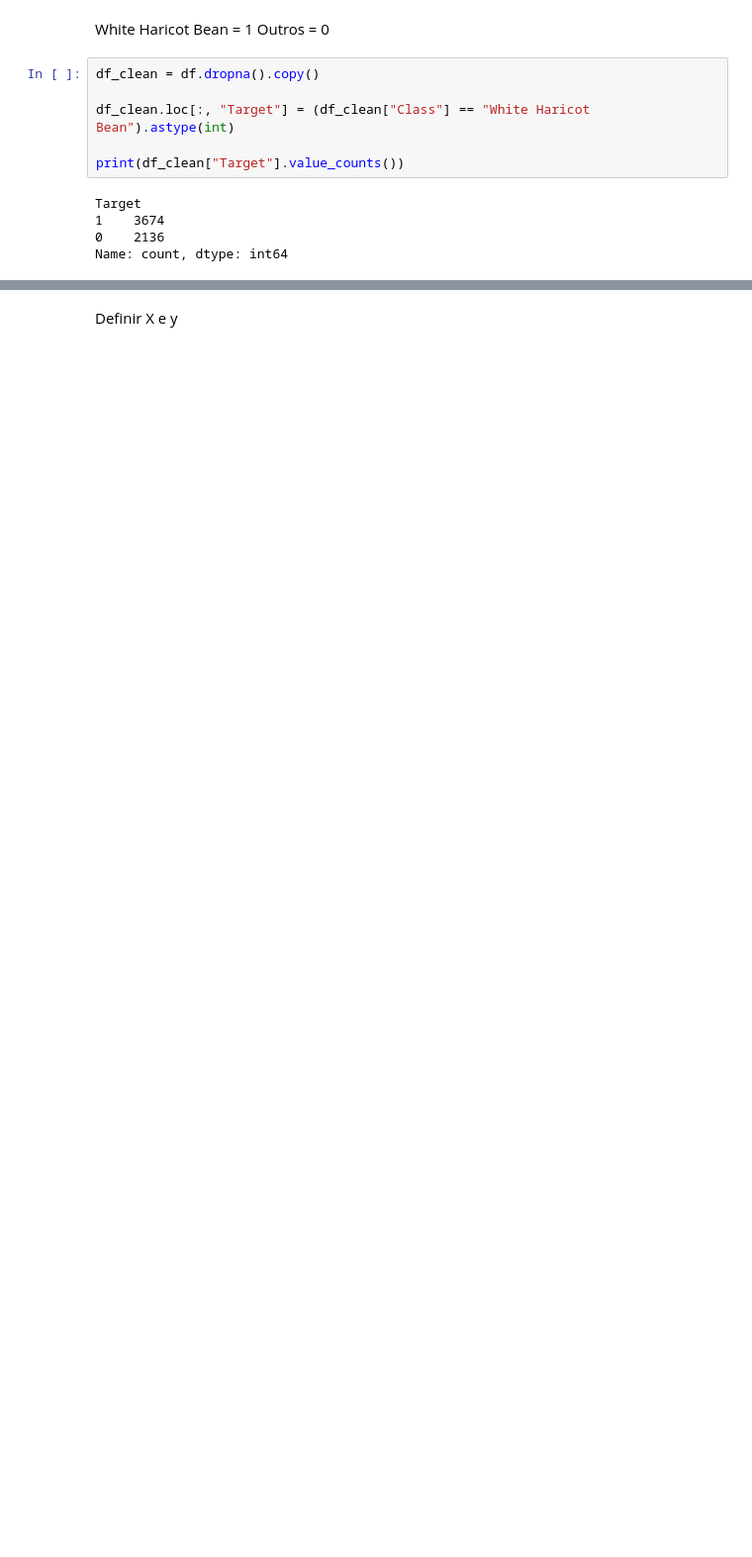
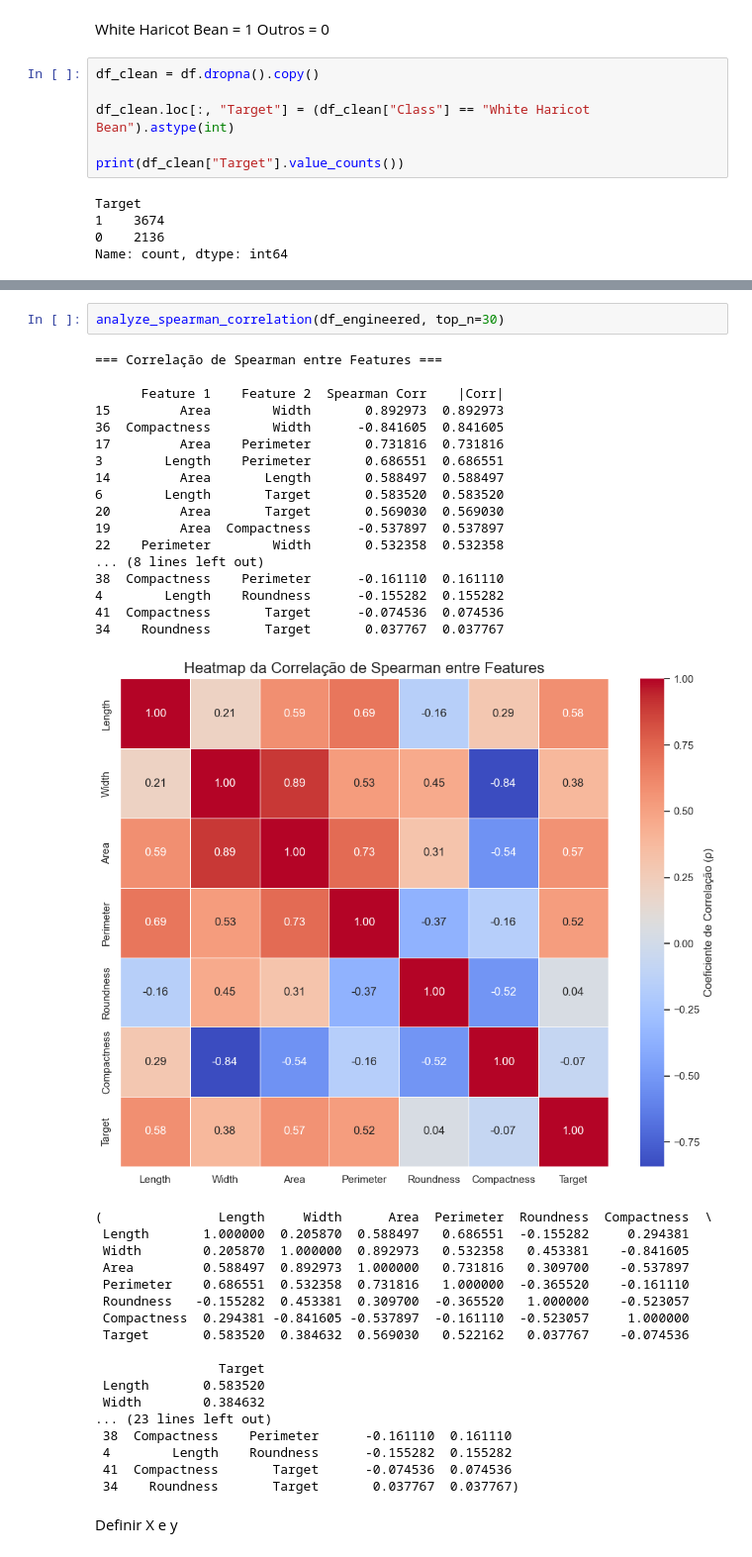
Before and after one commit to tomasgferreira06/ML_Challenge1, a Jupyter notebook: proj.ipynb, the cells around one changed output, grey strips where cells are left out. Shown at 99% size. Drawn from its saved outputs; the diff is of its cells as text; blank space fills up the shorter version.

```diff
--- a/proj.ipynb
+++ b/proj.ipynb
@@ -382,3 +585,41 @@ Name: count, dtype: int64
+# %%
+analyze_spearman_correlation(df_engineered, top_n=30)
+# %% [output]
+=== Correlação de Spearman entre Features ===
+
+      Feature 1    Feature 2  Spearman Corr    |Corr|
+15         Area        Width       0.892973  0.892973
+36  Compactness        Width      -0.841605  0.841605
+17         Area    Perimeter       0.731816  0.731816
+3        Length    Perimeter       0.686551  0.686551
+14         Area       Length       0.588497  0.588497
+6        Length       Target       0.583520  0.583520
+20         Area       Target       0.569030  0.569030
+19         Area  Compactness      -0.537897  0.537897
+22    Perimeter        Width       0.532358  0.532358
+... (8 lines left out)
+38  Compactness    Perimeter      -0.161110  0.161110
+4        Length    Roundness      -0.155282  0.155282
+41  Compactness       Target      -0.074536  0.074536
+34    Roundness       Target       0.037767  0.037767
+[figure, added]
+(               Length     Width      Area  Perimeter  Roundness  Compactness  \
+ Length       1.000000  0.205870  0.588497   0.686551  -0.155282     0.294381
+ Width        0.205870  1.000000  0.892973   0.532358   0.453381    -0.841605
+ Area         0.588497  0.892973  1.000000   0.731816   0.309700    -0.537897
+ Perimeter    0.686551  0.532358  0.731816   1.000000  -0.365520    -0.161110
+ Roundness   -0.155282  0.453381  0.309700  -0.365520   1.000000    -0.523057
+ Compactness  0.294381 -0.841605 -0.537897  -0.161110  -0.523057     1.000000
+ Target       0.583520  0.384632  0.569030   0.522162   0.037767    -0.074536
+
+                Target
+ Length       0.583520
+ Width        0.384632
+... (23 lines left out)
+ 38  Compactness    Perimeter      -0.161110  0.161110
+ 4        Length    Roundness      -0.155282  0.155282
+ 41  Compactness       Target      -0.074536  0.074536
+ 34    Roundness       Target       0.037767  0.037767)
 # %% [markdown]
 Definir X e y
 # %%
```
Also changed, not shown: parts of 23 cells of this notebook.
